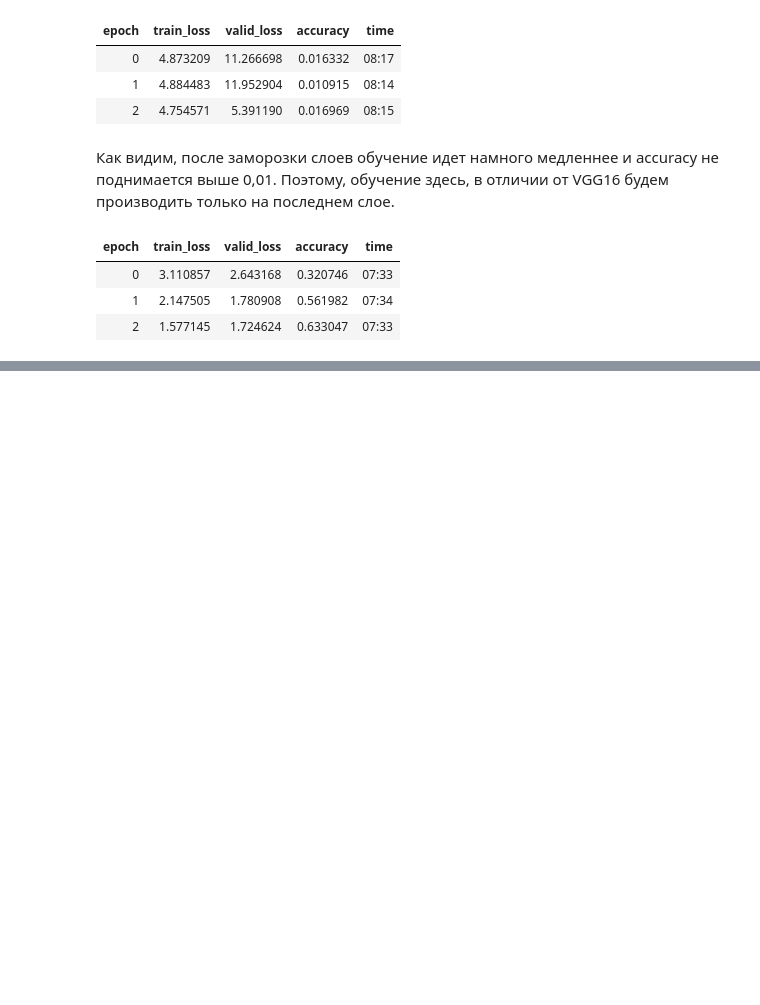
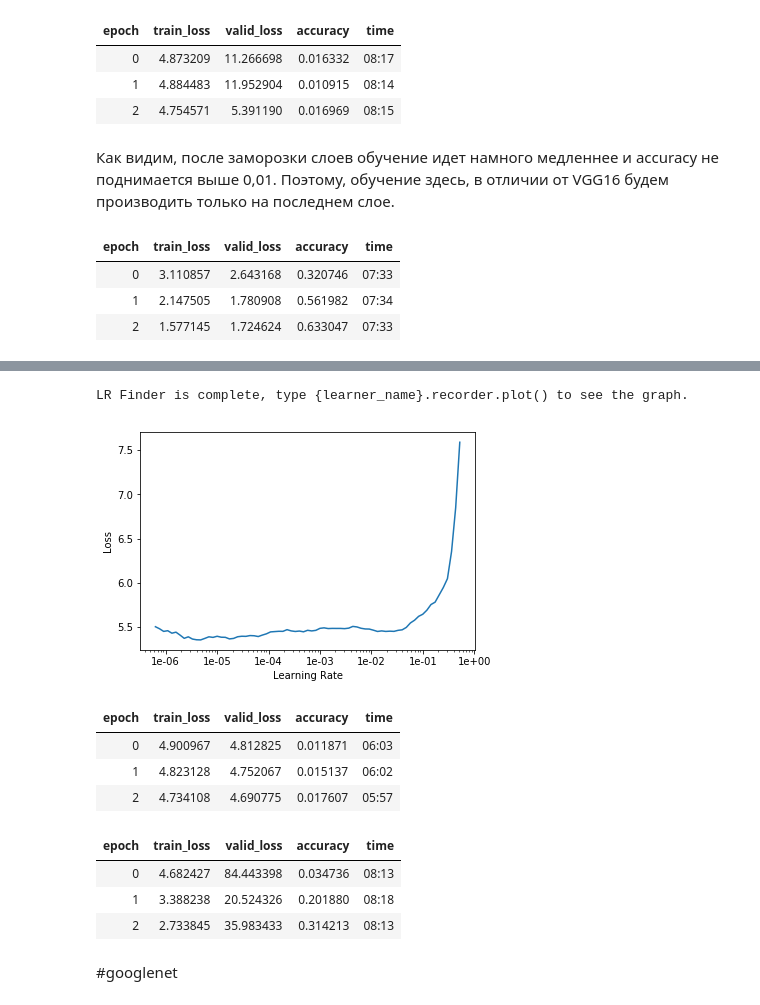
Before and after one commit to 154King154/bot_classify, a Jupyter notebook: dlschool_project/model/ModelResearch.ipynb, the cells around one changed output, grey strips where cells are left out. Saved outputs shown, nothing was run; the diff lists cells and outputs as text; code cells hidden in the pictures; blank space fills up the shorter version.

Commit message:
Add experements of ResNeXt, shufflenet_v2, googlenet

```diff
--- a/dlschool_project/model/ModelResearch.ipynb
+++ b/dlschool_project/model/ModelResearch.ipynb
@@ -159,0 +173,4 @@ model_resnext.fit_one_cycle(3, 1e-02)
+# %%
+model_shufflenet.lr_find()
+model_shufflenet.recorder.plot()
+# %% [output]
@@ -159,0 +178,17 @@ model_resnext.fit_one_cycle(3, 1e-02)
+LR Finder is complete, type {learner_name}.recorder.plot() to see the graph.
+[figure, added]
+# %%
+model_shufflenet.fit_one_cycle(3, 1e-02)
+# %% [output]
+| epoch | train_loss | valid_loss | accuracy | time |
+| 0 | 4.900967 | 4.812825 | 0.011871 | 06:03 |
+| 1 | 4.823128 | 4.752067 | 0.015137 | 06:02 |
+| 2 | 4.734108 | 4.690775 | 0.017607 | 05:57 |
+# %%
+model_resnext.unfreeze()
+model_resnext.fit_one_cycle(3, [1e-3, 1e-2])
+# %% [output]
+| epoch | train_loss | valid_loss | accuracy | time |
+| 0 | 4.682427 | 84.443398 | 0.034736 | 08:13 |
+| 1 | 3.388238 | 20.524326 | 0.201880 | 08:18 |
+| 2 | 2.733845 | 35.983433 | 0.314213 | 08:13 |
@@ -159,0 +197,2 @@ model_resnext.fit_one_cycle(3, 1e-02)
+# %% [markdown]
+#googlenet
```
Also changed, not shown: parts of 15 cells of this notebook.
